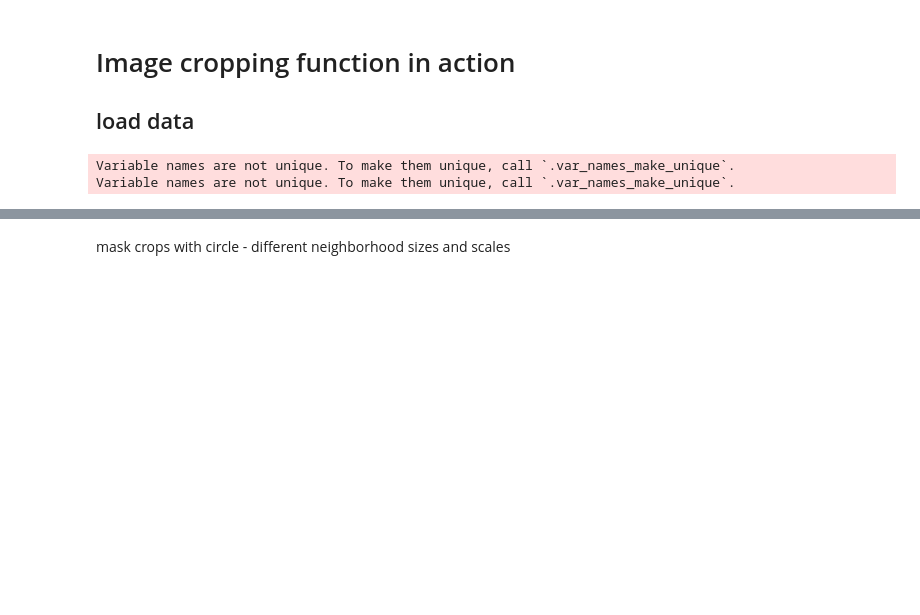
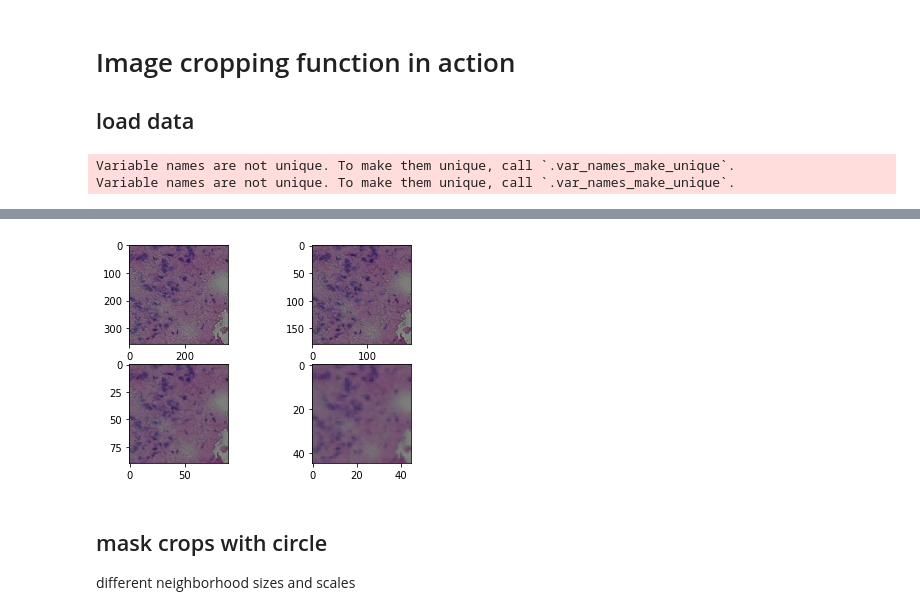
Before and after one commit to scverse/squidpy, a Jupyter notebook: notebooks/hs_extract_image_crops.ipynb, the cells around one changed output, grey strips where cells are left out. Cells and saved outputs as stored; diff of their text form; code cells hidden in the pictures; blank space fills up the shorter version.

```diff
--- a/notebooks/hs_extract_image_crops.ipynb
+++ b/notebooks/hs_extract_image_crops.ipynb
@@ -72,3 +75,11 @@ axes[1][1].imshow(crop_01)
+# %%
+fig, axes = plt.subplots(2,2)
+for ax, scale in zip(axes.flat, [1,0.5,0.25,0.125]):
+    obs_id, crop = next(crop_iterator(adata, img, sizef=4, scale=scale))
+    ax.imshow(crop)
+# %% [output]
+[figure, added]
 # %% [markdown]
-mask crops with circle - different neighborhood sizes and scales
+## mask crops with circle
+different neighborhood sizes and scales
 # %%
```
Also changed, not shown: parts of 25 cells of this notebook, 5 other files.
